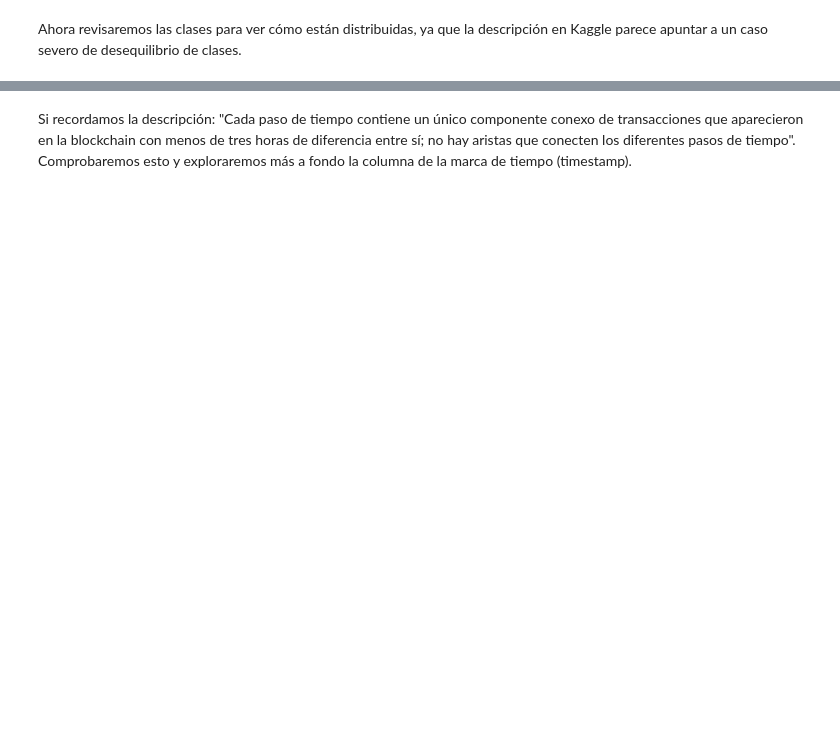
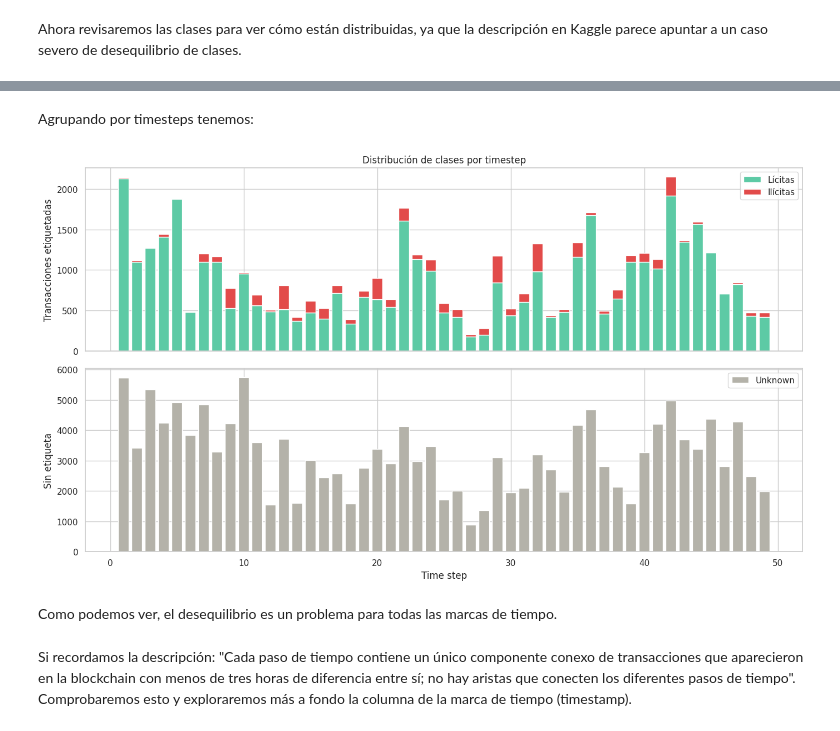
Before and after one commit to rcblanco1801/elliptic_dataset, a Jupyter notebook: elliptic.ipynb, the cells around one changed output, grey strips where cells are left out. Cells and saved outputs as stored; diff of their text form; code cells hidden in the pictures; blank space fills up the shorter version.

```diff
--- a/elliptic.ipynb
+++ b/elliptic.ipynb
@@ -165,6 +145,6 @@ df_features.describe("_c1").show()
 |    max|                49|
 +-------+------------------+
 # %%
-df_features = df_features.withColumnRenamed("_c1", "timestamp")
+df_features = df_features.withColumnRenamed("_c1", "timestep")
 df_features.show(5)
 # %% [output]
@@ -215,3 +194,41 @@ plt.show()
+# %% [markdown]
+Agrupando por timesteps tenemos:
+# %%
+import pyspark.sql.functions as sql_f
+
+
+# Añadimos las etiquetas a los atributos de los nodos para visualizar.
+df_vis = df_features.select(sql_f.col("id"), sql_f.col("timestep")).\
+                join(df_classes, df_features["id"] == df_classes["id"], "left").drop("id")
+
+# Calculamos los counts de cada clase.
+df_vis = df_vis.groupBy("timestep").agg(
+    sql_f.count("*").alias("total"),
+    sql_f.sum(sql_f.when(sql_f.col("class") == "1", 1).otherwise(0)).alias("illicit"),
+    sql_f.sum(sql_f.when(sql_f.col("class") == "2", 1).otherwise(0)).alias("licit"),
+    sql_f.sum(sql_f.when(sql_f.col("class") == "unknown", 1).otherwise(0)).alias("unknown")
+).orderBy("timestep").toPandas()
+# %%
+fig, axes = plt.subplots(2, 1, figsize=(14, 8), sharex=True)
+
+axes[0].bar(df_vis["timestep"], df_vis["licit"], label="Lícitas", color="#5DCAA5")
+axes[0].bar(df_vis["timestep"], df_vis["illicit"], bottom=df_vis["licit"],
+            label="Ilícitas", color="#E24B4A")
+axes[0].set_ylabel("Transacciones etiquetadas")
+axes[0].legend()
+axes[0].set_title("Distribución de clases por timestep")
+
+axes[1].bar(df_vis["timestep"], df_vis["unknown"], color="#B4B2A9", label="Unknown")
+axes[1].set_ylabel("Sin etiqueta")
+axes[1].set_xlabel("Time step")
+axes[1].legend()
+
+plt.tight_layout()
+plt.show()
+# %% [output]
+[figure, added]
+# %% [markdown]
+Como podemos ver, el desequilibrio es un problema para todas las marcas de tiempo.
 # %% [markdown]
 Si recordamos la descripción: "Cada paso de tiempo contiene un único componente conexo de transacciones que aparecieron en la blockchain con menos de tres horas de diferencia entre sí; no hay aristas que conecten los diferentes pasos de tiempo". Comprobaremos esto y exploraremos más a fondo la columna de la marca de tiempo (timestamp).
 # %%
```
Also changed, not shown: parts of 67 cells of this notebook.
